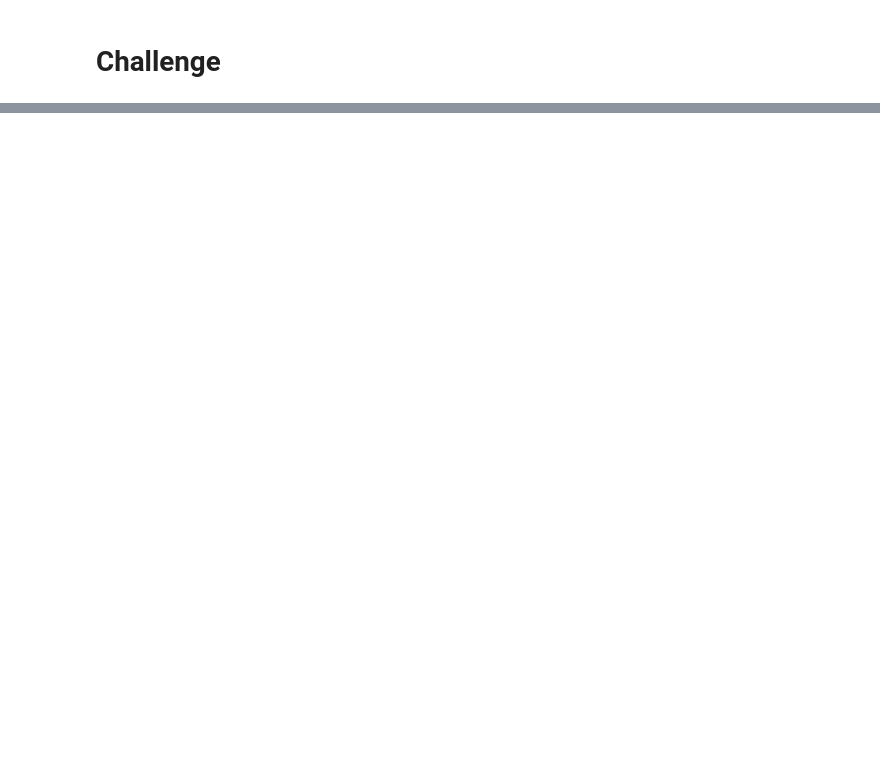
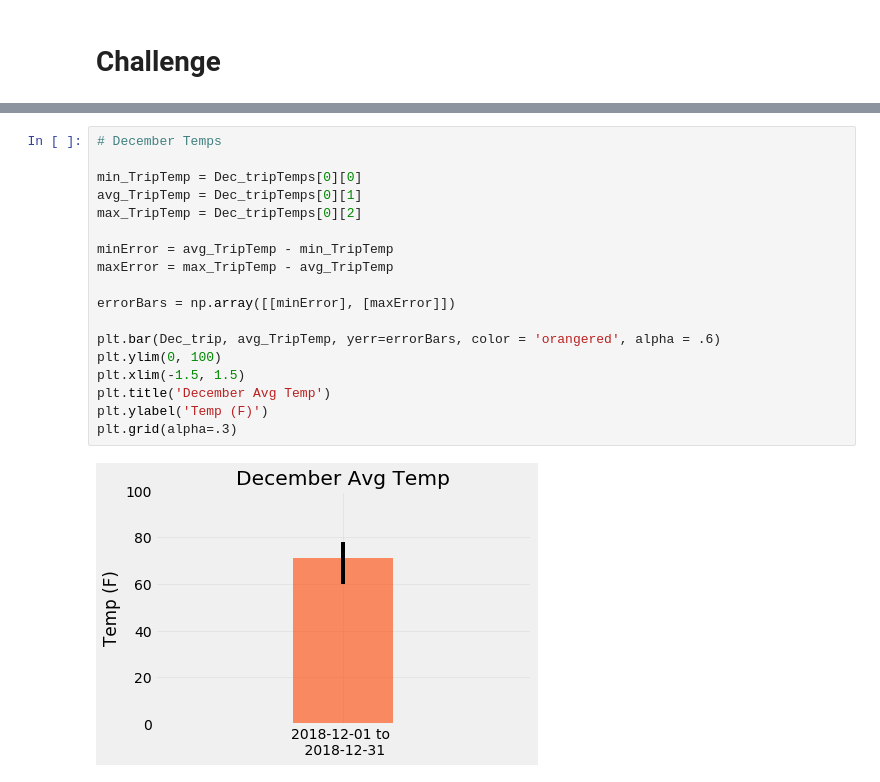
Before and after one commit to argecardenas/surfs_up, a Jupyter notebook: climate_analysis.ipynb, the cells around one changed output, grey strips where cells are left out. Saved outputs shown, nothing was run; the diff lists cells and outputs as text; blank space fills up the shorter version.

```diff
--- a/climate_analysis.ipynb
+++ b/climate_analysis.ipynb
@@ -200,0 +265,20 @@ plt.tight_layout()
+# %%
+# December Temps
+
+min_TripTemp = Dec_tripTemps[0][0]
+avg_TripTemp = Dec_tripTemps[0][1]
+max_TripTemp = Dec_tripTemps[0][2]
+
+minError = avg_TripTemp - min_TripTemp
+maxError = max_TripTemp - avg_TripTemp
+
+errorBars = np.array([[minError], [maxError]])
+
+plt.bar(Dec_trip, avg_TripTemp, yerr=errorBars, color = 'orangered', alpha = .6)
+plt.ylim(0, 100)
+plt.xlim(-1.5, 1.5)
+plt.title('December Avg Temp')
+plt.ylabel('Temp (F)')
+plt.grid(alpha=.3)
+# %% [output]
+[figure, added]
```
Also changed, not shown: parts of 11 cells of this notebook.
